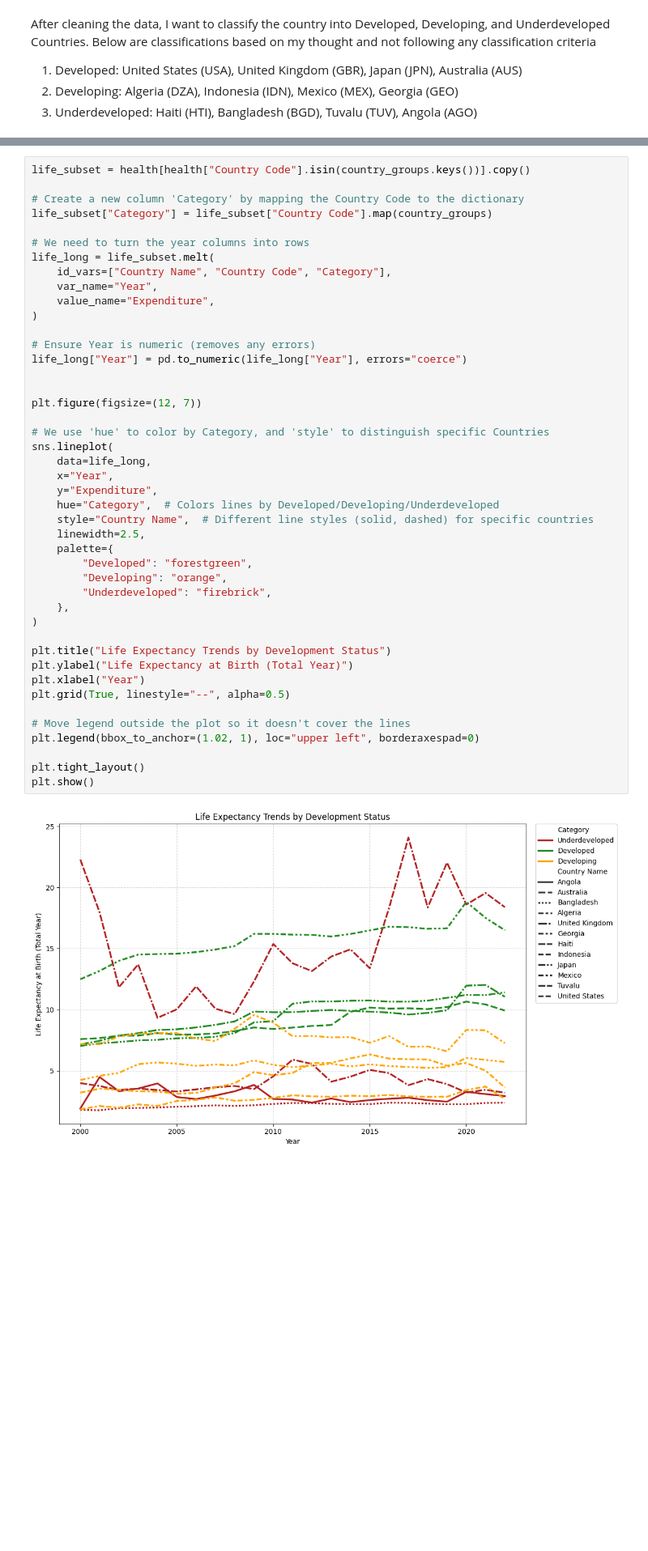
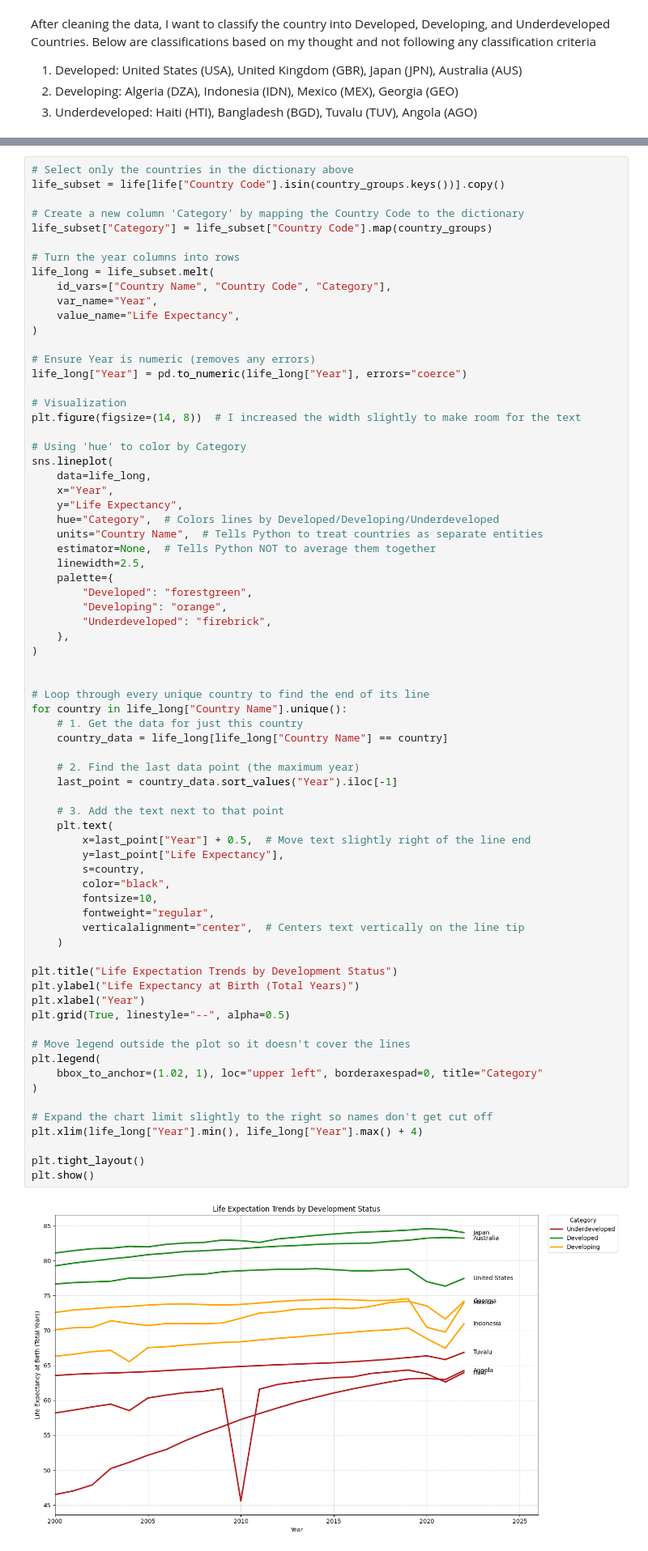
Before and after one commit to lugisz/lugisz.github.io, a Jupyter notebook: Project02.ipynb, the cells around one changed output, grey strips where cells are left out. Shown: that part at 81% size. Cells and saved outputs as stored; diff of their text form; blank space fills up the shorter version.

```diff
--- a/Project02.ipynb
+++ b/Project02.ipynb
@@ -286,46 +314,73 @@ plt.show()
 # %%
-life_subset = health[health["Country Code"].isin(country_groups.keys())].copy()
+# Select only the countries in the dictionary above
+life_subset = life[life["Country Code"].isin(country_groups.keys())].copy()
 
 # Create a new column 'Category' by mapping the Country Code to the dictionary
 life_subset["Category"] = life_subset["Country Code"].map(country_groups)
 
-# We need to turn the year columns into rows
+# Turn the year columns into rows
 life_long = life_subset.melt(
     id_vars=["Country Name", "Country Code", "Category"],
     var_name="Year",
-    value_name="Expenditure",
+    value_name="Life Expectancy",
 )
 
 # Ensure Year is numeric (removes any errors)
 life_long["Year"] = pd.to_numeric(life_long["Year"], errors="coerce")
 
+# Visualization
+plt.figure(figsize=(14, 8))  # I increased the width slightly to make room for the text
 
-plt.figure(figsize=(12, 7))
-
-# We use 'hue' to color by Category, and 'style' to distinguish specific Countries
+# Using 'hue' to color by Category
 sns.lineplot(
     data=life_long,
     x="Year",
-    y="Expenditure",
+    y="Life Expectancy",
     hue="Category",  # Colors lines by Developed/Developing/Underdeveloped
-    style="Country Name",  # Different line styles (solid, dashed) for specific countries
+    units="Country Name",  # Tells Python to treat countries as separate entities
+    estimator=None,  # Tells Python NOT to average them together
     linewidth=2.5,
     palette={
         "Developed": "forestgreen",
         "Developing": "orange",
         "Underdeveloped": "firebrick",
     },
 )
 
-plt.title("Life Expectancy Trends by Development Status")
-plt.ylabel("Life Expectancy at Birth (Total Year)")
+
+# Loop through every unique country to find the end of its line
+for country in life_long["Country Name"].unique():
+    # 1. Get the data for just this country
+    country_data = life_long[life_long["Country Name"] == country]
+
+    # 2. Find the last data point (the maximum year)
+    last_point = country_data.sort_values("Year").iloc[-1]
+
+    # 3. Add the text next to that point
+    plt.text(
+        x=last_point["Year"] + 0.5,  # Move text slightly right of the line end
+        y=last_point["Life Expectancy"],
+        s=country,
+        color="black",
+        fontsize=10,
+        fontweight="regular",
+        verticalalignment="center",  # Centers text vertically on the line tip
+    )
+
+plt.title("Life Expectation Trends by Development Status")
+plt.ylabel("Life Expectancy at Birth (Total Years)")
 plt.xlabel("Year")
 plt.grid(True, linestyle="--", alpha=0.5)
 
 # Move legend outside the plot so it doesn't cover the lines
-plt.legend(bbox_to_anchor=(1.02, 1), loc="upper left", borderaxespad=0)
+plt.legend(
+    bbox_to_anchor=(1.02, 1), loc="upper left", borderaxespad=0, title="Category"
+)
+
+# Expand the chart limit slightly to the right so names don't get cut off
+plt.xlim(life_long["Year"].min(), life_long["Year"].max() + 4)
 
 plt.tight_layout()
 plt.show()
 # %% [output]
-[figure, old version]
+[figure, new version]
```
Also changed, not shown: parts of 3 cells of this notebook.
